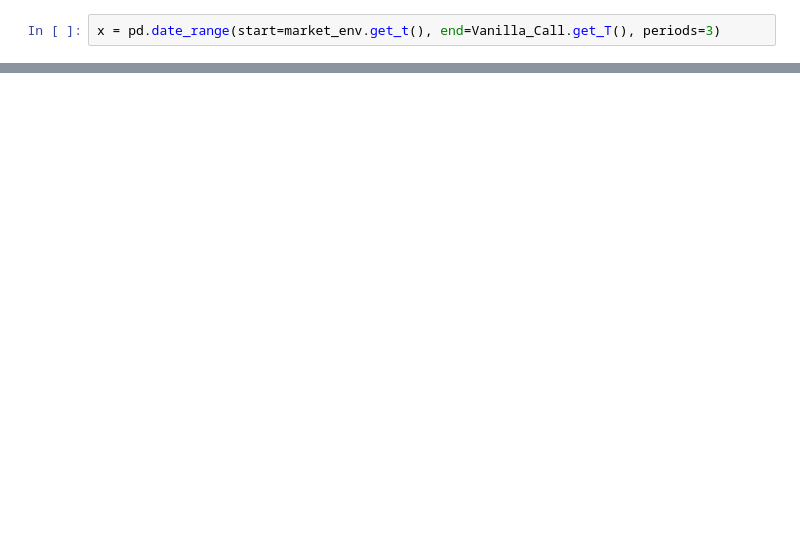
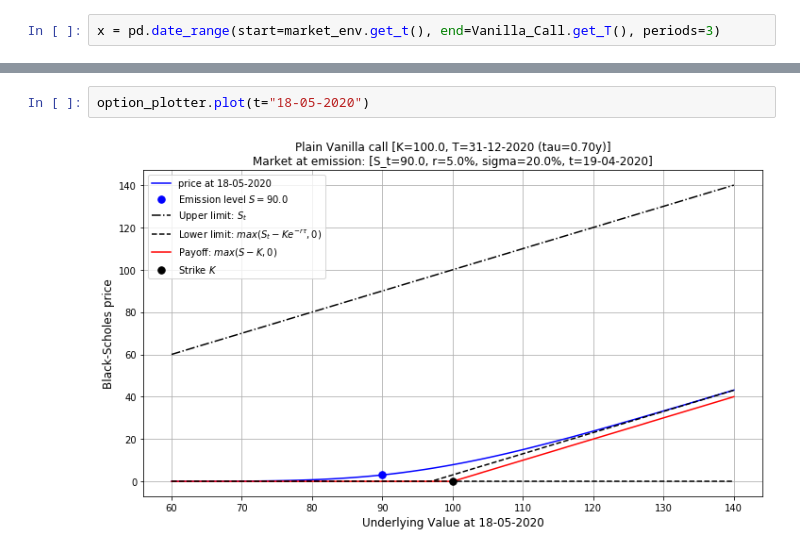
Before and after one commit to gabrielepompa88/IT-For-Business-And-Finance-2019-20, a Jupyter notebook: Notebooks/Derivatives_Analytics___Objects_Composition.ipynb, the cells around one changed output, grey strips where cells are left out. Cells and saved outputs as stored; diff of their text form; blank space fills up the shorter version.

```diff
--- a/Notebooks/Derivatives_Analytics___Objects_Composition.ipynb
+++ b/Notebooks/Derivatives_Analytics___Objects_Composition.ipynb
@@ -3790,0 +3786,4 @@ class OptionPlotter:
+# %%
+option_plotter.plot(t="18-05-2020")
+# %% [output]
+[figure, added]
```
Also changed, not shown: parts of 33 cells of this notebook.
